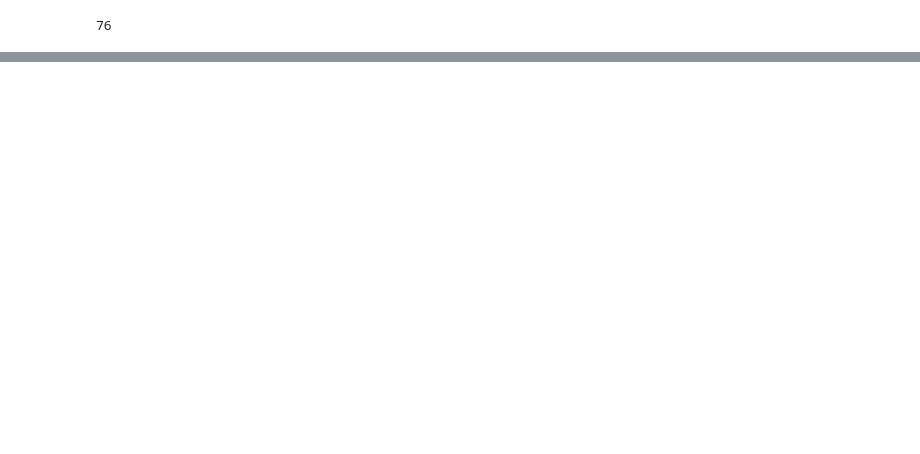
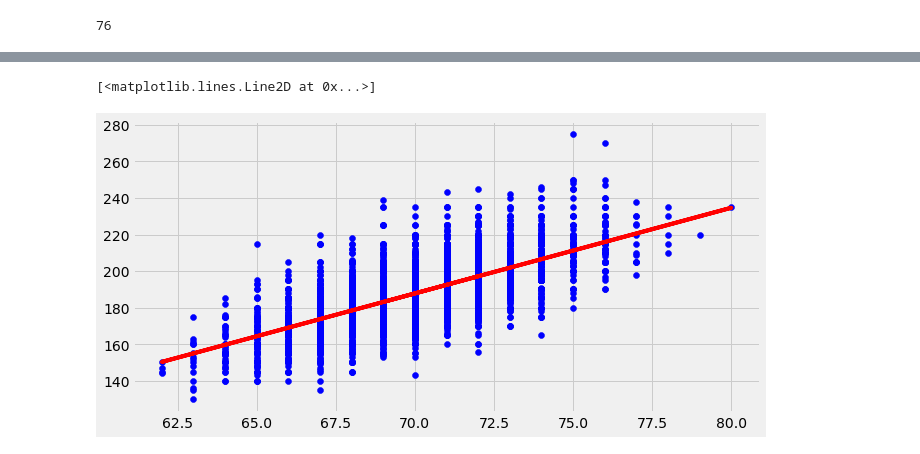
Before and after one commit to Jamesmg10/FinalCapstone, a Jupyter notebook: Explore.ipynb, the cells around one changed output, grey strips where cells are left out. Saved outputs shown, nothing was run; the diff lists cells and outputs as text; code cells hidden in the pictures; blank space fills up the shorter version.

```diff
--- a/Explore.ipynb
+++ b/Explore.ipynb
@@ -884,0 +618,4 @@ compHW.head(50)
+# %%
+y = compHW['Weight']
+X = compHW[['Height']]
+print(X)
@@ -884,0 +672,8 @@ compHW.head(50)
+# %%
+fig, ax = plt.subplots(figsize = (10,5))
+ax.scatter(compHW.Height, y, color ='blue')
+# xvals = np.linspace(650,850,2498)
+ax.plot(X['Height'], prediction, color = 'red', label = 'simple')
+# %% [output]
+[<matplotlib.lines.Line2D at 0x...>]
+[figure, added]
```
Also changed, not shown: parts of 73 cells of this notebook.
